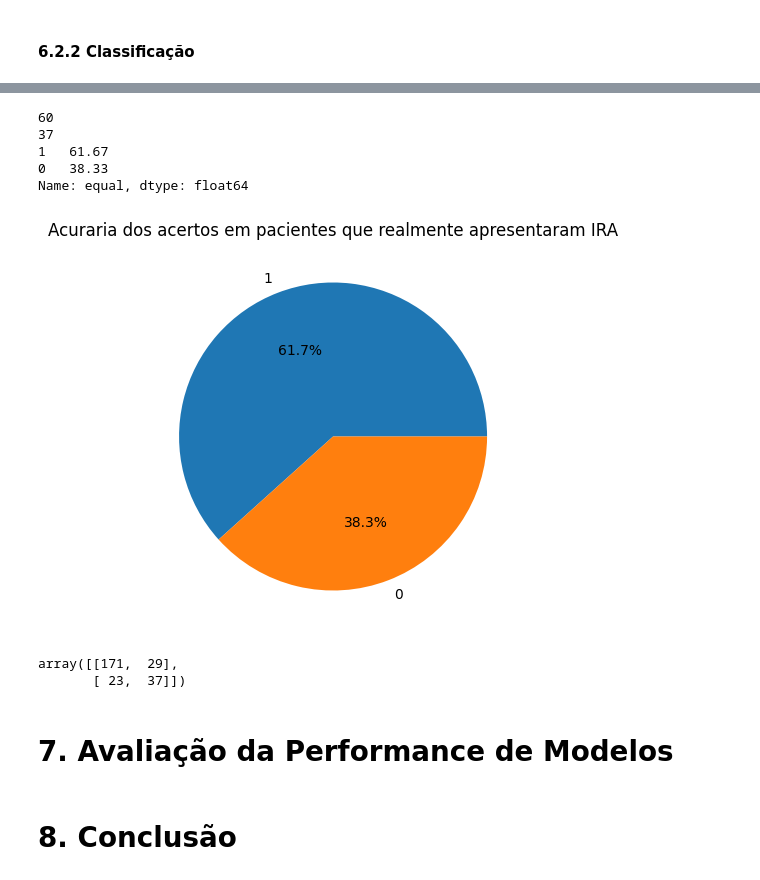
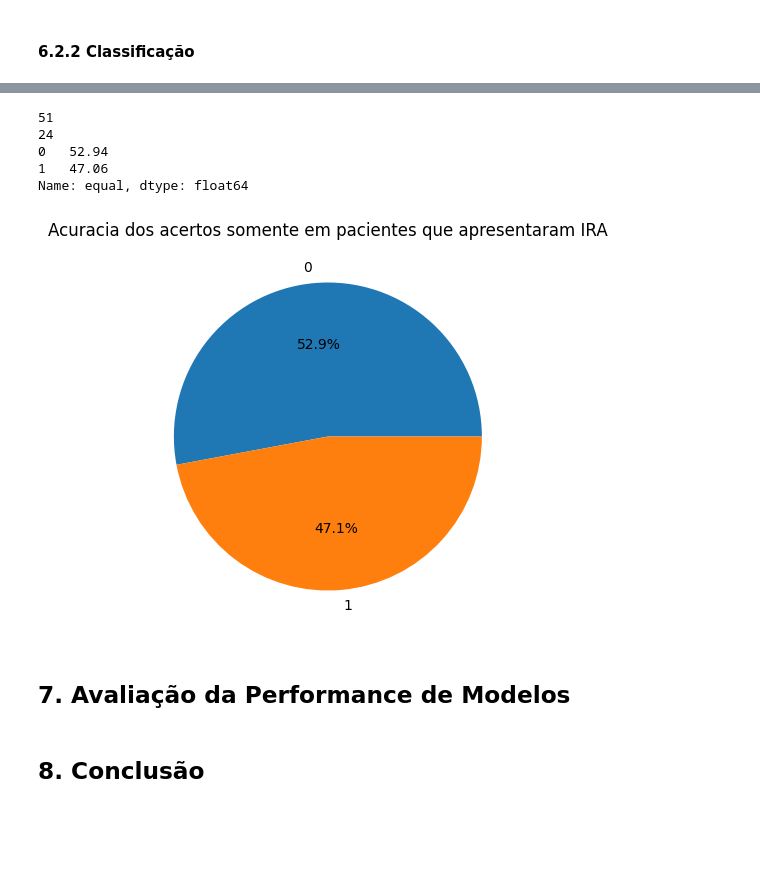
Before and after one commit to gabrielfmcoelho/IRA-HU-UFPI, a Jupyter notebook: notebooks/ira_analysis.ipynb, the cells around one changed output, grey strips where cells are left out. Drawn from its saved outputs; the diff is of its cells as text; code cells hidden in the pictures; blank space fills up the shorter version.

```diff
--- a/notebooks/ira_analysis.ipynb
+++ b/notebooks/ira_analysis.ipynb
@@ -1682,7 +1701,6 @@ plt.show()
 df_base_final_to_ml = df_base_final.copy()
 df_base_final_to_ml.drop(columns=[
     'uid_prontuario_dt_internacao',
-    'dt_coleta_date',
     'dt_creatinina',
     'dt_controle',
     'ira',
@@ -1766,3 +1783,7 @@ x_reg_train, x_reg_test, y_reg_train, y_reg_test = train_test_split(x_reg, y_reg
 ### Para tecnicas de Classificação
 # %%
 df_base_final_to_ml_classf = df_base_final_to_ml.drop(columns=['apresentara_valor_creatinina'])
+# %%
+# undersample para balancear a classe de apresentara_ira
+df_base_final_to_ml_classf = shuffle(df_base_final_to_ml_classf)
+df_base_final_to_ml_classf = df_base_final_to_ml_classf[df_base_final_to_ml_classf['apresentara_ira'] == 0].sample(n=1000).append(df_base_final_to_ml_classf[df_base_final_to_ml_classf['apresentara_ira'] == 1].sample(n=340))
@@ -1805,7 +1833,7 @@ scaler_classf = MinMaxScaler()
 
 x_classf = scaler_classf.fit_transform(x_classf)
 # %%
-x_classf_train, x_classf_test, y_classf_train, y_classf_test = train_test_split(x_classf, y_classf, test_size=0.4, random_state=42, stratify=y_classf)
+x_classf_train, x_classf_test, y_classf_train, y_classf_test = train_test_split(x_classf, y_classf, test_size=0.3, random_state=42, stratify=y_classf)
 x_classf_val, x_classf_test, y_classf_val, y_classf_test = train_test_split(x_classf_test, y_classf_test, test_size=0.5, random_state=42, stratify=y_classf_test)
 # %% [markdown]
 ### 6. Modelagem
@@ -1953,13 +2173,13 @@ param_dist = {
 }
 
 # Defina a estratégia de validação cruzada estratificada
-stratified_cv = StratifiedKFold(n_splits=20, shuffle=True, random_state=42)
+stratified_cv = StratifiedKFold(n_splits=10, shuffle=True, random_state=42)
 
 # Configure a pesquisa aleatória
 random_search = RandomizedSearchCV(
     dt_classifier,
     param_distributions=param_dist,
-    n_iter=20,  # Número de iterações aleatórias
+    n_iter=10,  # Número de iterações aleatórias
     scoring='recall',  # Ou outra métrica de avaliação desejada
     cv=stratified_cv,
     random_state=42
@@ -2016,37 +2236,32 @@ plt.show()
 # %%
 # unite y_classf_test and y_pred in a dataframe
 # create a column to see if they are equal
 # if they are equal then the column will be 1
 # if they are different then the column will be 0
 df_temp = pd.DataFrame()
 df_temp['y_classf_test'] = y_classf_test
 df_temp['y_pred'] = y_pred
 df_temp = df_temp.loc[df_temp['y_classf_test'] == 1]
 df_temp['equal'] = df_temp['y_classf_test'] == df_temp['y_pred']
 df_temp['equal'] = df_temp['equal'].astype(int)
 print(len(df_temp))
 print(len(df_temp.loc[df_temp['equal']==1]))
 print(df_temp['equal'].value_counts(normalize=True) * 100)
 plt.figure(figsize=(5, 5))
 # pie chart of the column equal
 df_temp['equal'].value_counts().plot(kind='pie', autopct='%1.1f%%')
 plt.xlabel('')
 plt.ylabel('')
-plt.title('Acuraria dos acertos em pacientes que realmente apresentaram IRA')
+plt.title('Acuracia dos acertos somente em pacientes que apresentaram IRA')
 plt.show()
 # %% [output]
-60
-37
-1   61.67
-0   38.33
+51
+24
+0   52.94
+1   47.06
 Name: equal, dtype: float64
-[figure, old version]
+[figure, new version]
-# %%
-conf_matrix
-# %% [output]
-array([[171,  29],
-       [ 23,  37]])
 # %% [markdown]
-# 7. Avaliação da Performance de Modelos
+## 7. Avaliação da Performance de Modelos
 # %% [markdown]
-# 8. Conclusão
+## 8. Conclusão
```
Also changed, not shown: parts of 43 cells of this notebook, 1 other file.
